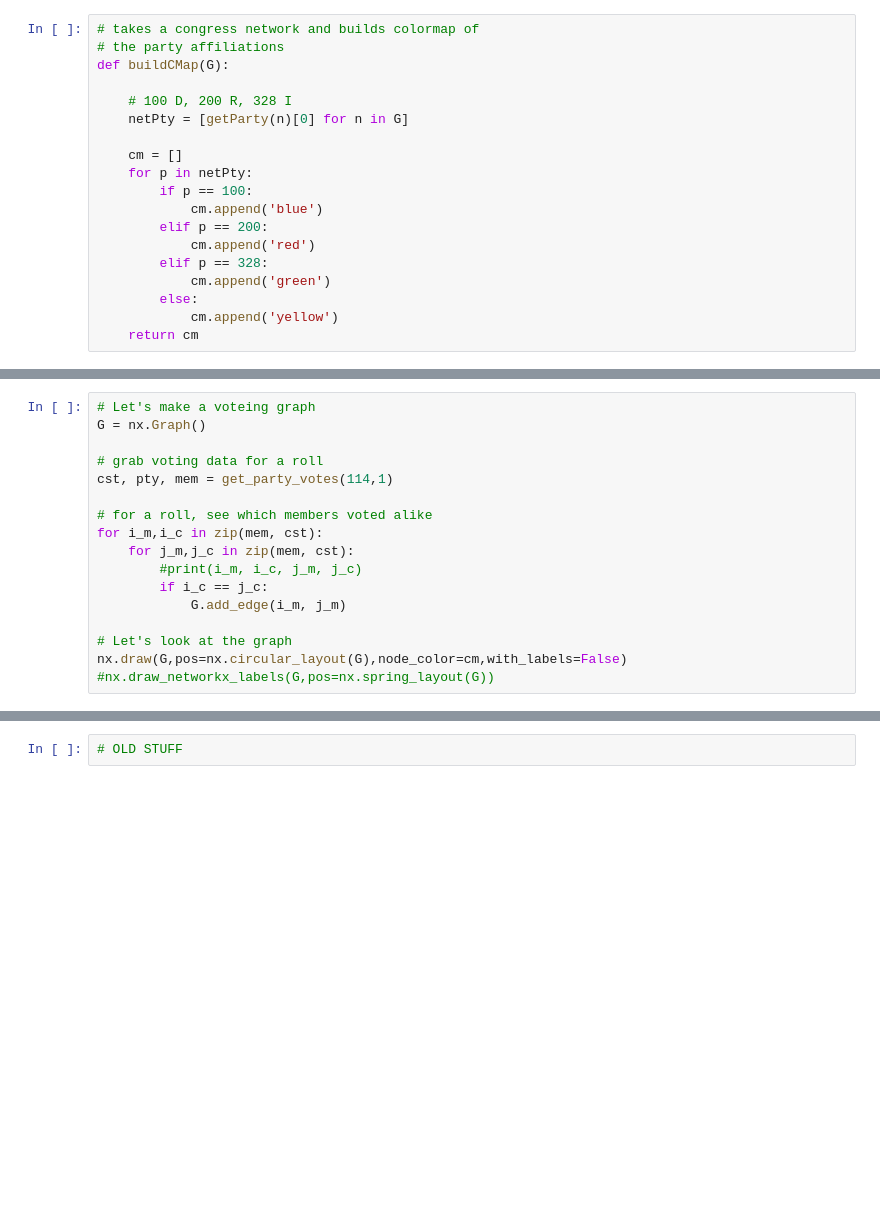
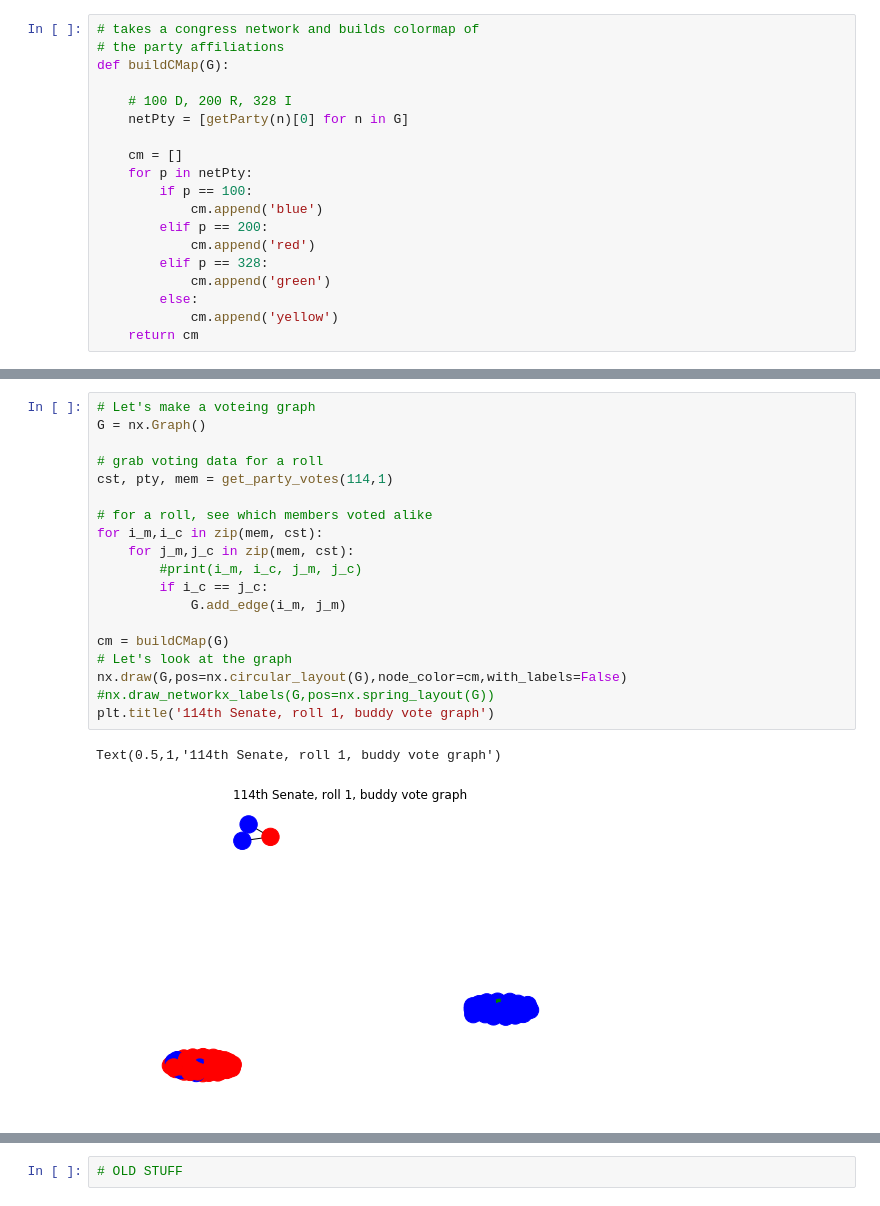
Before and after one commit to kwcooper/congress_analysis, a Jupyter notebook: roll2.ipynb, the cells around one changed output, grey strips where cells are left out. Cells and saved outputs as stored; diff of their text form; blank space fills up the shorter version.

Commit message:
cool mats and pretty graphs

```diff
--- a/roll2.ipynb
+++ b/roll2.ipynb
@@ -821,17 +833,22 @@ vteSenThresh.head()
 # %%
 # Let's make a voteing graph
 G = nx.Graph()
 
 # grab voting data for a roll
 cst, pty, mem = get_party_votes(114,1)
 
 # for a roll, see which members voted alike
 for i_m,i_c in zip(mem, cst):
     for j_m,j_c in zip(mem, cst):
         #print(i_m, i_c, j_m, j_c)
         if i_c == j_c:
             G.add_edge(i_m, j_m)
 
+cm = buildCMap(G)
 # Let's look at the graph
 nx.draw(G,pos=nx.circular_layout(G),node_color=cm,with_labels=False)
 #nx.draw_networkx_labels(G,pos=nx.spring_layout(G))
+plt.title('114th Senate, roll 1, buddy vote graph')
+# %% [output]
+Text(0.5,1,'114th Senate, roll 1, buddy vote graph')
+[figure, added]
```
Also changed, not shown: parts of 32 cells of this notebook.
